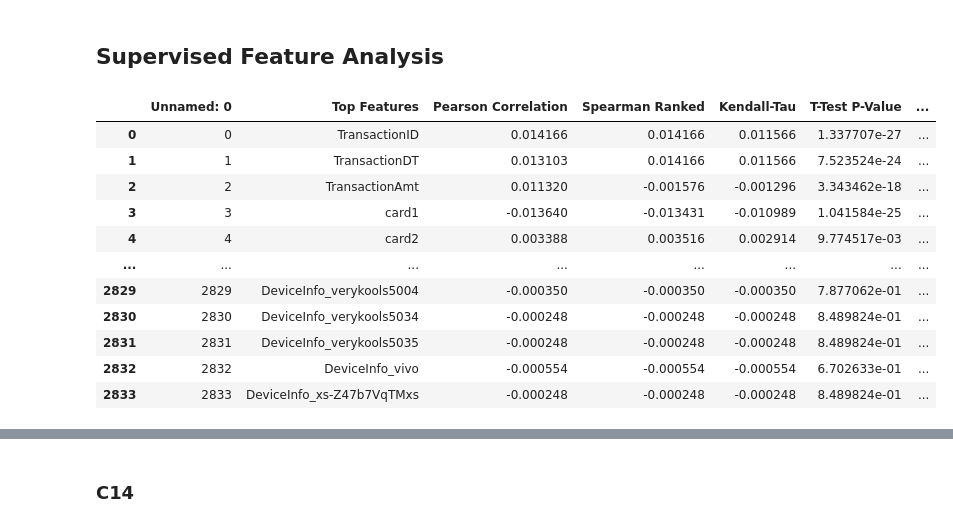
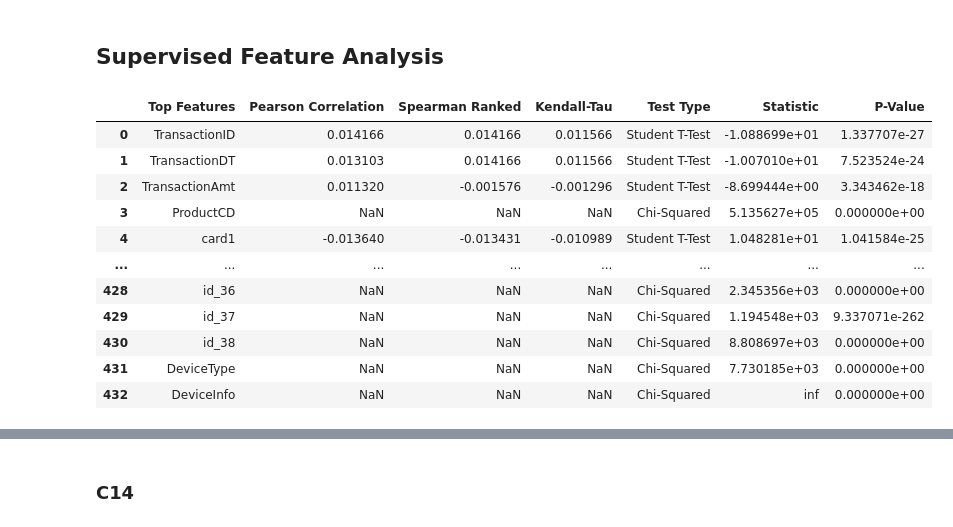
Before and after one commit to JonMcEntee/ieee-cis-fraud-detection, a Jupyter notebook: IEEE_CIS_Fraud_Detection.ipynb, the cells around one changed output, grey strips where cells are left out. Drawn from its saved outputs; the diff is of its cells as text; code cells hidden in the pictures.

```diff
--- a/IEEE_CIS_Fraud_Detection.ipynb
+++ b/IEEE_CIS_Fraud_Detection.ipynb
@@ -633,10 +633,9 @@ def supervised_analysis(dataframe, features, y_column):
   pearson = []
   spearman = []
   kendall_tau = []
-  t_test = []
-  t_statistic = []
-  chi_squared = []
-  chi_squared_statistic = []
+  test_type = []
+  statistic = []
+  p_value = []
 
   features = list(features)
 
@@ -646,74 +645,79 @@ def supervised_analysis(dataframe, features, y_column):
   for feature in tqdm(features):
 
     temp_df = dataframe[["isFraud", feature]].dropna()
-    temp_df[feature] = temp_df[feature].astype(float)
 
-    # Various Correlations
-    pearson.append(pearsonr(temp_df[y_column], temp_df[feature])[0])
-    spearman.append(spearmanr(temp_df[y_column], temp_df[feature])[0])
-    kendall_tau.append(kendalltau(temp_df[y_column], temp_df[feature])[0])
+    numeric = False if temp_df[feature].dtype == "object" else True
 
-    # Student T-Test
     normal = temp_df[temp_df[y_column] == 0][feature]
     fraud = temp_df[temp_df[y_column] == 1][feature]
 
-    t = ttest_ind(normal, fraud)
+    if numeric:
+      feature_as_float = temp_df[feature] = temp_df[feature].astype(float)
+      # Various Correlations
+      pearson.append(pearsonr(temp_df[y_column], feature_as_float)[0])
+      spearman.append(spearmanr(temp_df[y_column], feature_as_float)[0])
+      kendall_tau.append(kendalltau(temp_df[y_column], feature_as_float)[0])
 
-    t_test.append(t.pvalue)
-    t_statistic.append(t.statistic)
+      # Student T-Test
+      t = ttest_ind(normal, fraud)
+      test_type.append("Student T-Test")
+      p_value.append(t.pvalue)
+      statistic.append(t.statistic)
+    else:
+      pearson.append(np.NaN)
+      spearman.append(np.NaN)
+      kendall_tau.append(np.NaN)
 
-    # Chi-Squared Goodness of Fit Test
-    range_ = (temp_df[feature].min(), temp_df[feature].max())
-    normal_hist = np.histogram(normal, bins=30, range=range_)
-    fraud_hist = np.histogram(fraud, bins=30, range=range_)
+      observed_counter = Counter(fraud)
+      expected_counter = Counter(normal)
 
-    normal_counts = normal_hist[0].astype(float)
-    fraud_counts = fraud_hist[0].astype(float)
+      keys = set(observed_counter.keys()).union(set(expected_counter.keys()))
+      keys = list(sorted(keys))
 
-    scale_factor = np.sum(normal_counts) / np.sum(fraud_counts)
-    adjusted_fraud_counts = fraud_counts * scale_factor
+      observed = np.array([observed_counter[key] for key in keys])
+      expected = np.array([expected_counter[key] for key in keys])
 
-    # To avoid divide by zero errors
-    normal_counts[normal_counts == 0] = 1e-10
+      scale_factor = np.sum(expected) / np.sum(observed)
+      observed_adjusted = observed * scale_factor
 
-    cs = chisquare(adjusted_fraud_counts, normal_counts)
+      expected[expected == 0] = 1e-10
 
-    chi_squared.append(cs.pvalue)
-    chi_squared_statistic.append(cs.statistic)
-
+      # Chi-Squared test
+      cs = chisquare(f_obs=observed_adjusted, f_exp=expected)
+      test_type.append("Chi-Squared")
+      p_value.append(cs.pvalue)
+      statistic.append(cs.statistic)
 
   results = {
       "Top Features" : features,
       "Pearson Correlation" : pearson,
       "Spearman Ranked" : spearman,
       "Kendall-Tau" : kendall_tau,
-      "T-Test P-Value": t_test,
-      "T-Test Statistic": t_statistic,
-      "Chi-Squared P-Value" : chi_squared,
-      "Chi-Squared Statistic" : chi_squared_statistic
+      "Test Type": test_type,
+      "Statistic": statistic,
+      "P-Value" : p_value
       }
 
   return pd.DataFrame(results)
 
 if not os.path.isfile("./drive/My Drive/ieee-fraud-detection/output/supervised_feature_analysis.csv"):
   whole = train_transaction.merge(train_identity, on='TransactionID', how='left')
-  whole = pd.get_dummies(whole)
   analysis = supervised_analysis(whole, whole.columns, "isFraud")
   analysis.to_csv("./drive/My Drive/ieee-fraud-detection/output/supervised_feature_analysis.csv")
 else:
   analysis = pd.read_csv("./drive/My Drive/ieee-fraud-detection/output/supervised_feature_analysis.csv")
 
 analysis
 # %% [output]
-|  | Unnamed: 0 | Top Features | Pearson Correlation | Spearman Ranked | Kendall-Tau | T-Test P-Value | ... |
-| 0 | 0 | TransactionID | 0.014166 | 0.014166 | 0.011566 | 1.337707e-27 | ... |
-| 1 | 1 | TransactionDT | 0.013103 | 0.014166 | 0.011566 | 7.523524e-24 | ... |
-| 2 | 2 | TransactionAmt | 0.011320 | -0.001576 | -0.001296 | 3.343462e-18 | ... |
-| 3 | 3 | card1 | -0.013640 | -0.013431 | -0.010989 | 1.041584e-25 | ... |
-| 4 | 4 | card2 | 0.003388 | 0.003516 | 0.002914 | 9.774517e-03 | ... |
+|  | Top Features | Pearson Correlation | Spearman Ranked | Kendall-Tau | Test Type | Statistic | P-Value |
+| 0 | TransactionID | 0.014166 | 0.014166 | 0.011566 | Student T-Test | -1.088699e+01 | 1.337707e-27 |
+| 1 | TransactionDT | 0.013103 | 0.014166 | 0.011566 | Student T-Test | -1.007010e+01 | 7.523524e-24 |
+| 2 | TransactionAmt | 0.011320 | -0.001576 | -0.001296 | Student T-Test | -8.699444e+00 | 3.343462e-18 |
+| 3 | ProductCD | NaN | NaN | NaN | Chi-Squared | 5.135627e+05 | 0.000000e+00 |
+| 4 | card1 | -0.013640 | -0.013431 | -0.010989 | Student T-Test | 1.048281e+01 | 1.041584e-25 |
 | ... | ... | ... | ... | ... | ... | ... | ... |
-| 2829 | 2829 | DeviceInfo_verykools5004 | -0.000350 | -0.000350 | -0.000350 | 7.877062e-01 | ... |
-| 2830 | 2830 | DeviceInfo_verykools5034 | -0.000248 | -0.000248 | -0.000248 | 8.489824e-01 | ... |
-| 2831 | 2831 | DeviceInfo_verykools5035 | -0.000248 | -0.000248 | -0.000248 | 8.489824e-01 | ... |
-| 2832 | 2832 | DeviceInfo_vivo | -0.000554 | -0.000554 | -0.000554 | 6.702633e-01 | ... |
-| 2833 | 2833 | DeviceInfo_xs-Z47b7VqTMxs | -0.000248 | -0.000248 | -0.000248 | 8.489824e-01 | ... |
+| 428 | id_36 | NaN | NaN | NaN | Chi-Squared | 2.345356e+03 | 0.000000e+00 |
+| 429 | id_37 | NaN | NaN | NaN | Chi-Squared | 1.194548e+03 | 9.337071e-262 |
+| 430 | id_38 | NaN | NaN | NaN | Chi-Squared | 8.808697e+03 | 0.000000e+00 |
+| 431 | DeviceType | NaN | NaN | NaN | Chi-Squared | 7.730185e+03 | 0.000000e+00 |
+| 432 | DeviceInfo | NaN | NaN | NaN | Chi-Squared | inf | 0.000000e+00 |
```
Also changed, not shown: parts of 4 cells of this notebook.
